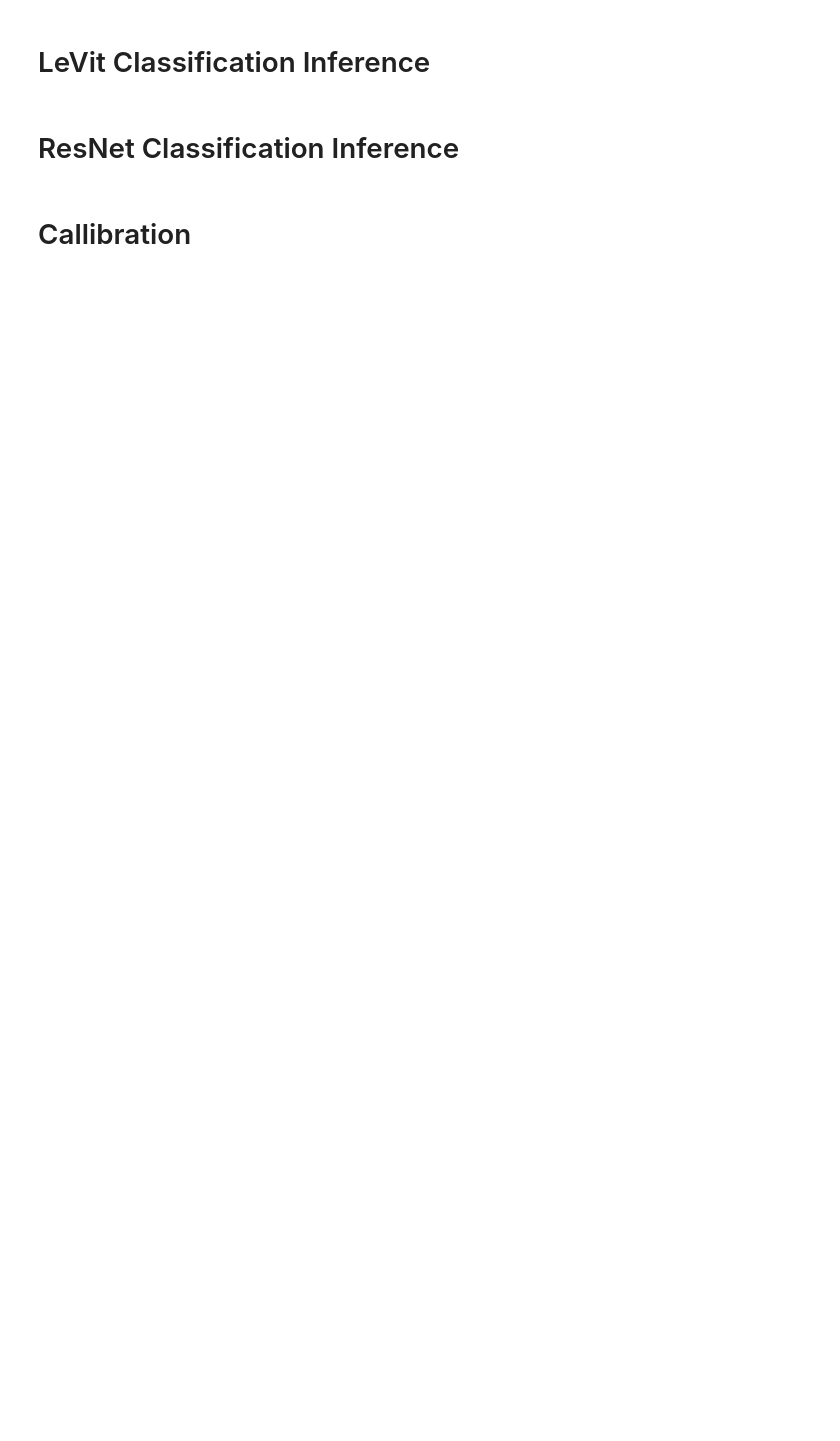
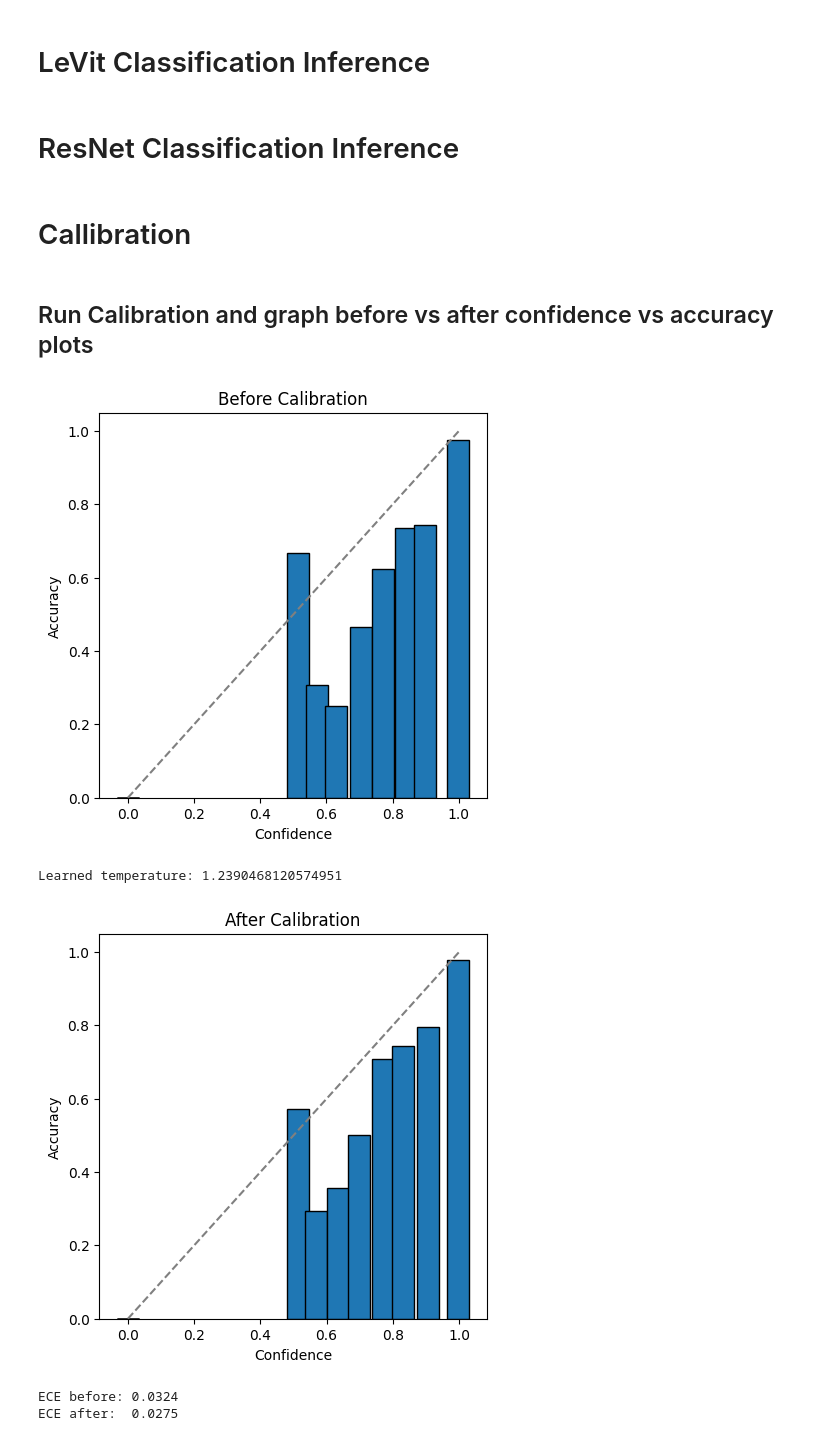
Before and after one commit to Pmk2021/EarthObservationProject, a Jupyter notebook: IPEO project.ipynb, the cells around one changed output. Saved outputs shown, nothing was run; the diff lists cells and outputs as text; code cells hidden in the pictures; blank space fills up the shorter version.

```diff
--- a/IPEO project.ipynb
+++ b/IPEO project.ipynb
@@ -343,14 +345,15 @@ Sequential(
   (3): Linear(in_features=256, out_features=2, bias=True)
 )
 # %%
-preds, labels = [], []
+dino_test_preds, dino_test_labels, dino_test_logits = [], [], []
 
 with torch.no_grad():
     for x, y in test_loader:
         x = x.to(DEVICE)
         p = classifier(x).argmax(1).cpu()
-        preds.extend(p.numpy())
-        labels.extend(y.numpy())
+        dino_test_logits.append(classifier(x).cpu())
+        dino_test_preds.extend(p.numpy())
+        dino_test_labels.extend(y.numpy())
 
 acc = accuracy_score(labels, preds)
 f1 = f1_score(labels, preds, average="weighted")
@@ -368,0 +441,26 @@ Test F1: 0.8932
+# %% [markdown]
+## Run Calibration and graph before vs after confidence vs accuracy plots
+# %%
+val_logits, val_labels = torch.concat(dino_test_logits), torch.tensor(dino_test_labels)
+
+# Before calibration
+ece_before = expected_calibration_error(val_logits, val_labels)
+plot_reliability_diagram(val_logits, val_labels, title="Before Calibration")
+
+# Fit temperature
+scaler = fit_temperature(val_logits, val_labels)
+print("Learned temperature:", scaler.temperature.item())
+
+# After calibration
+calibrated_logits = scaler(val_logits)
+ece_after = expected_calibration_error(calibrated_logits, val_labels)
+plot_reliability_diagram(calibrated_logits, val_labels, title="After Calibration")
+
+print(f"ECE before: {ece_before:.4f}")
+print(f"ECE after:  {ece_after:.4f}")
+# %% [output]
+[figure, added]
+Learned temperature: 1.2390468120574951
+[figure, added]
+ECE before: 0.0324
+ECE after:  0.0275
```
Also changed, not shown: parts of 3 cells of this notebook, 1 other file.
